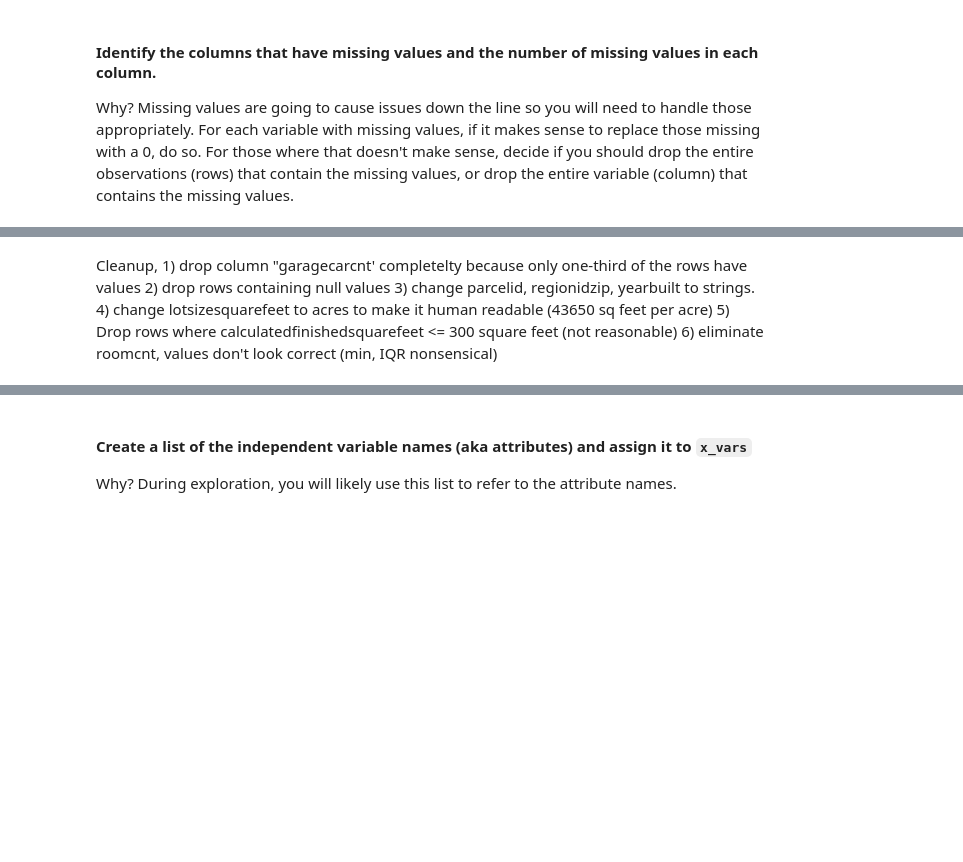
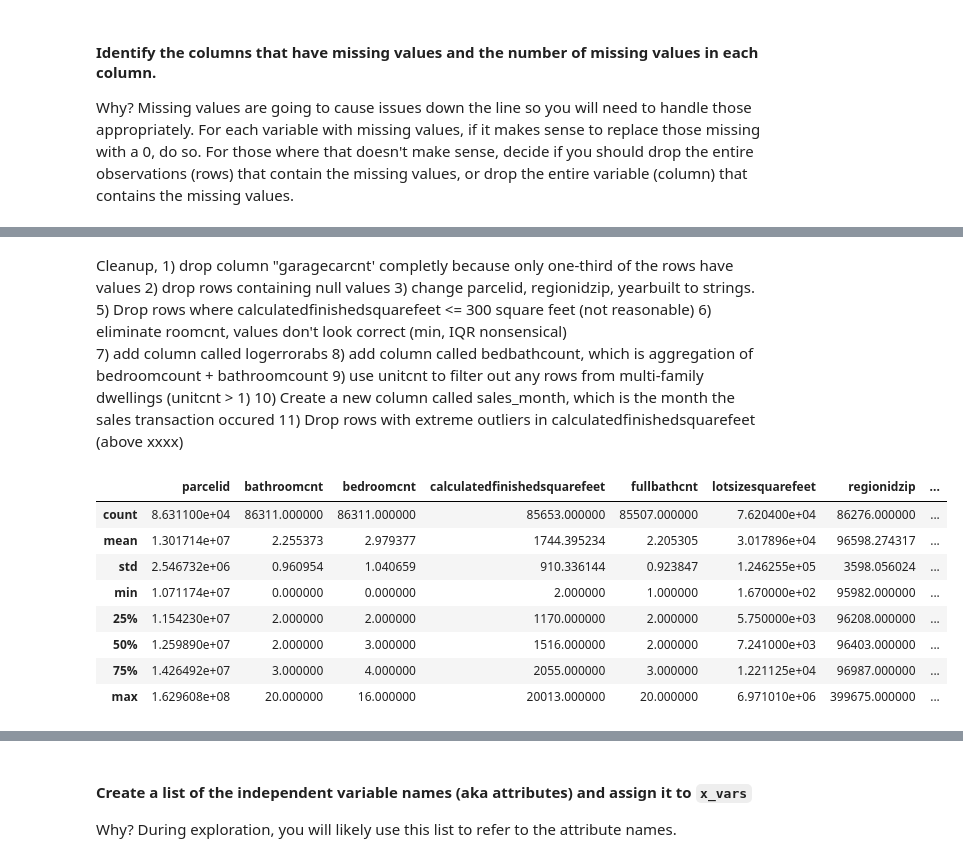
Before and after one commit to GaryGonzenbach/codeup-ds-projects, a Jupyter notebook: Regression_Project_GaryGonzenbach.ipynb, the cells around one changed output, grey strips where cells are left out. Saved outputs shown, nothing was run; the diff lists cells and outputs as text; code cells hidden in the pictures; blank space fills up the shorter version.

Commit message:
more data cleanup

```diff
--- a/Regression_Project_GaryGonzenbach.ipynb
+++ b/Regression_Project_GaryGonzenbach.ipynb
@@ -108,5 +67,5 @@ Make a re-useable list of columns to analyze, call it Features and feed to to pd
 # %%
-FeatureList = ['bathroomcnt','bedroomcnt','calculatedfinishedsquarefeet','fullbathcnt','garagecarcnt','roomcnt','yearbuilt','taxvaluedollarcnt','taxamount','regionidzip','lotsizesquarefeet']
+FeatureList = ['bathroomcnt','bedroomcnt','calculatedfinishedsquarefeet','fullbathcnt','garagecarcnt','roomcnt','yearbuilt','taxvaluedollarcnt','taxamount','regionidzip','lotsizesquarefeet','unitcnt']
 columnstopull = ['parcelid'] + FeatureList
 csvfilename = "properties_2016.csv"
 properties = pd.read_csv(datadirpath+csvfilename, usecols=columnstopull)
@@ -235,11 +197,32 @@ memory usage: 10.3+ MB
 # %% [markdown]
-Cleanup,   1) drop column "garagecarcnt' completelty because only one-third of the rows have values
+Cleanup,   1) drop column "garagecarcnt' completly because only one-third of the rows have values
            2) drop rows containing null values
            3) change parcelid, regionidzip, yearbuilt to strings.
-           4) change lotsizesquarefeet to acres to make it human readable (43650 sq feet per acre)
            5) Drop rows where calculatedfinishedsquarefeet <= 300 square feet (not reasonable)
            6) eliminate roomcnt, values don't look correct (min, IQR nonsensical)
+           7) add column called logerrorabs
+           8) add column called bedbathcount, which is aggregation of bedroomcount + bathroomcount
+           9) use unitcnt to filter out any rows from multi-family dwellings (unitcnt > 1)
+           10) Create a new column called sales_month, which is the month the sales transaction occured
+           11) Drop rows with extreme outliers in calculatedfinishedsquarefeet (above xxxx)
 # %%
 df.drop(columns=['garagecarcnt'], inplace=True)
 # %%
 df.drop(columns=['roomcnt'], inplace=True)
+# %%
+indexNames = df[ (df['unitcnt'] > 1) ].index
+df.drop(indexNames , inplace=True)
+# %%
+df.drop(columns=['unitcnt'], inplace=True)
+# %%
+df.describe()
+# %% [output]
+|  | parcelid | bathroomcnt | bedroomcnt | calculatedfinishedsquarefeet | fullbathcnt | lotsizesquarefeet | regionidzip | ... |
+| count | 8.631100e+04 | 86311.000000 | 86311.000000 | 85653.000000 | 85507.000000 | 7.620400e+04 | 86276.000000 | ... |
+| mean | 1.301714e+07 | 2.255373 | 2.979377 | 1744.395234 | 2.205305 | 3.017896e+04 | 96598.274317 | ... |
+| std | 2.546732e+06 | 0.960954 | 1.040659 | 910.336144 | 0.923847 | 1.246255e+05 | 3598.056024 | ... |
+| min | 1.071174e+07 | 0.000000 | 0.000000 | 2.000000 | 1.000000 | 1.670000e+02 | 95982.000000 | ... |
+| 25% | 1.154230e+07 | 2.000000 | 2.000000 | 1170.000000 | 2.000000 | 5.750000e+03 | 96208.000000 | ... |
+| 50% | 1.259890e+07 | 2.000000 | 3.000000 | 1516.000000 | 2.000000 | 7.241000e+03 | 96403.000000 | ... |
+| 75% | 1.426492e+07 | 3.000000 | 4.000000 | 2055.000000 | 3.000000 | 1.221125e+04 | 96987.000000 | ... |
+| max | 1.629608e+08 | 20.000000 | 16.000000 | 20013.000000 | 20.000000 | 6.971010e+06 | 399675.000000 | ... |
```
Also changed, not shown: parts of 46 cells of this notebook.
